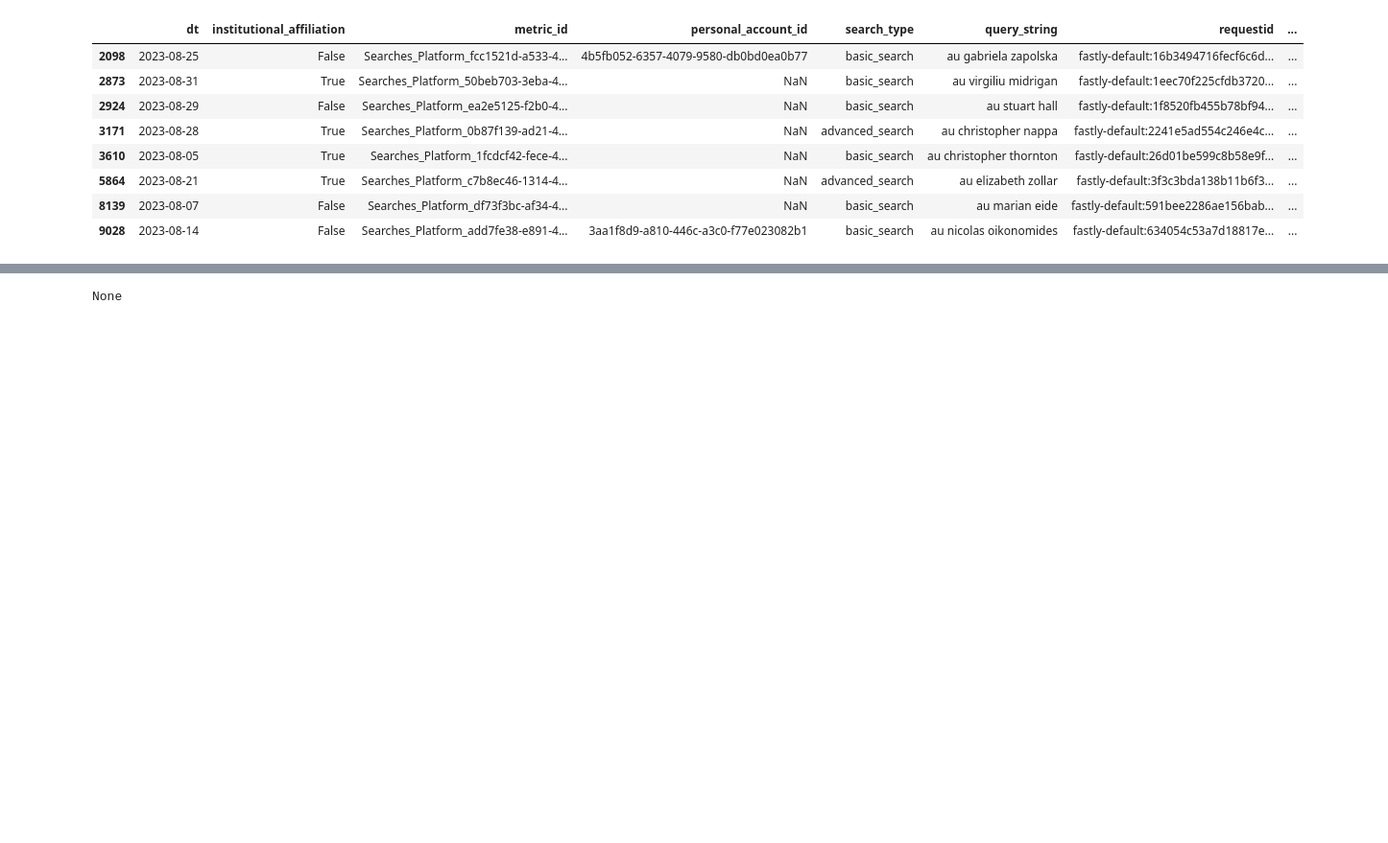
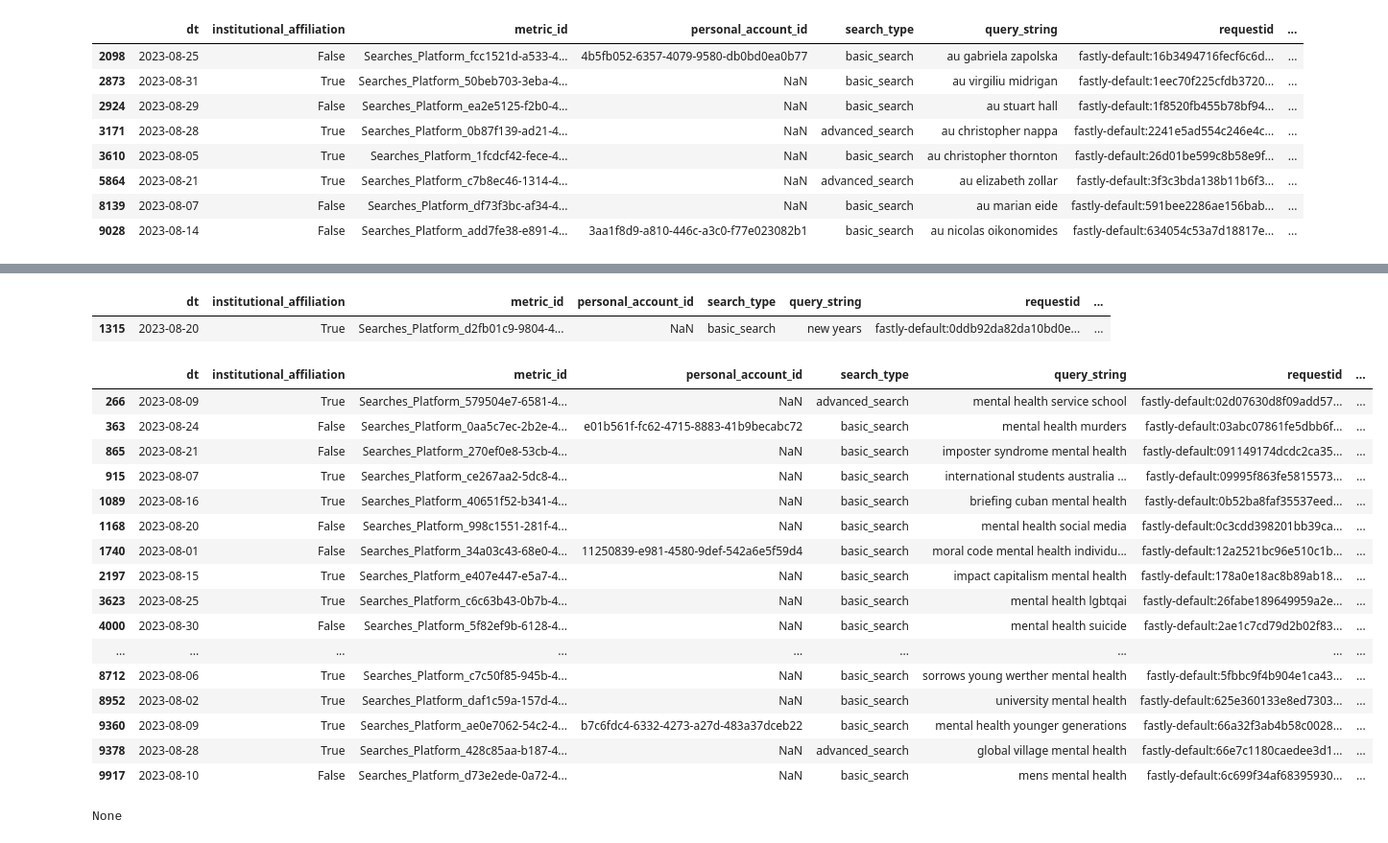
Before and after one commit to HaoMei510/JSTOR, a Jupyter notebook: newQvectordb.ipynb, the cells around one changed output, grey strips where cells are left out. Shown: that part at 96% size. Drawn from its saved outputs; the diff is of its cells as text; code cells hidden in the pictures; blank space fills up the shorter version.

```diff
--- a/newQvectordb.ipynb
+++ b/newQvectordb.ipynb
@@ -124,3 +147,28 @@ df[df['cluster'] == 35]
+# %%
+df[df['cluster'] == 1181]
+# %% [output]
+|  | dt | institutional_affiliation | metric_id | personal_account_id | search_type | query_string | requestid | ... |
+| 1315 | 2023-08-20 | True | Searches_Platform_d2fb01c9-9804-4... | NaN | basic_search | new years | fastly-default:0ddb92da82da10bd0e... | ... |
+# %%
+df[df['cluster'] == 15]
+# %% [output]
+|  | dt | institutional_affiliation | metric_id | personal_account_id | search_type | query_string | requestid | ... |
+| 266 | 2023-08-09 | True | Searches_Platform_579504e7-6581-4... | NaN | advanced_search | mental health service school | fastly-default:02d07630d8f09add57... | ... |
+| 363 | 2023-08-24 | False | Searches_Platform_0aa5c7ec-2b2e-4... | e01b561f-fc62-4715-8883-41b9becabc72 | basic_search | mental health murders | fastly-default:03abc07861fe5dbb6f... | ... |
+| 865 | 2023-08-21 | False | Searches_Platform_270ef0e8-53cb-4... | NaN | basic_search | imposter syndrome mental health | fastly-default:091149174dcdc2ca35... | ... |
+| 915 | 2023-08-07 | True | Searches_Platform_ce267aa2-5dc8-4... | NaN | basic_search | international students australia ... | fastly-default:09995f863fe5815573... | ... |
+| 1089 | 2023-08-16 | True | Searches_Platform_40651f52-b341-4... | NaN | basic_search | briefing cuban mental health | fastly-default:0b52ba8faf35537eed... | ... |
+| 1168 | 2023-08-20 | False | Searches_Platform_998c1551-281f-4... | NaN | basic_search | mental health social media | fastly-default:0c3cdd398201bb39ca... | ... |
+| 1740 | 2023-08-01 | False | Searches_Platform_34a03c43-68e0-4... | 11250839-e981-4580-9def-542a6e5f59d4 | basic_search | moral code mental health individu... | fastly-default:12a2521bc96e510c1b... | ... |
+| 2197 | 2023-08-15 | True | Searches_Platform_e407e447-e5a7-4... | NaN | basic_search | impact capitalism mental health | fastly-default:178a0e18ac8b89ab18... | ... |
+| 3623 | 2023-08-25 | True | Searches_Platform_c6c63b43-0b7b-4... | NaN | basic_search | mental health lgbtqai | fastly-default:26fabe189649959a2e... | ... |
+| 4000 | 2023-08-30 | False | Searches_Platform_5f82ef9b-6128-4... | NaN | basic_search | mental health suicide | fastly-default:2ae1c7cd79d2b02f83... | ... |
+| ... | ... | ... | ... | ... | ... | ... | ... | ... |
+| 8712 | 2023-08-06 | True | Searches_Platform_c7c50f85-945b-4... | NaN | basic_search | sorrows young werther mental health | fastly-default:5fbbc9f4b904e1ca43... | ... |
+| 8952 | 2023-08-02 | True | Searches_Platform_daf1c59a-157d-4... | NaN | basic_search | university mental health | fastly-default:625e360133e8ed7303... | ... |
+| 9360 | 2023-08-09 | True | Searches_Platform_ae0e7062-54c2-4... | b7c6fdc4-6332-4273-a27d-483a37dceb22 | basic_search | mental health younger generations | fastly-default:66a32f3ab4b58c0028... | ... |
+| 9378 | 2023-08-28 | True | Searches_Platform_428c85aa-b187-4... | NaN | advanced_search | global village mental health | fastly-default:66e7c1180caedee3d1... | ... |
+| 9917 | 2023-08-10 | False | Searches_Platform_d73e2ede-0a72-4... | NaN | basic_search | mens mental health | fastly-default:6c699f34af68395930... | ... |
 # %%
 #Function for finding similar queries from entered sentence.
 def find_similar_queries(new_query, df, model, kmeans):
```
Also changed, not shown: parts of 2 cells of this notebook.
